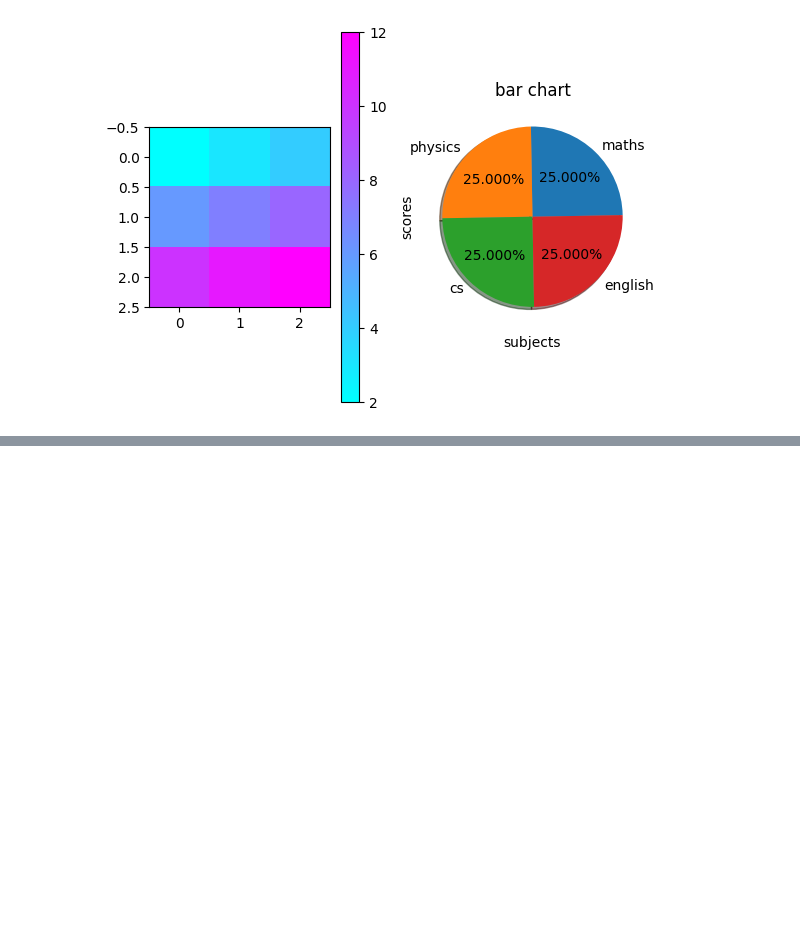
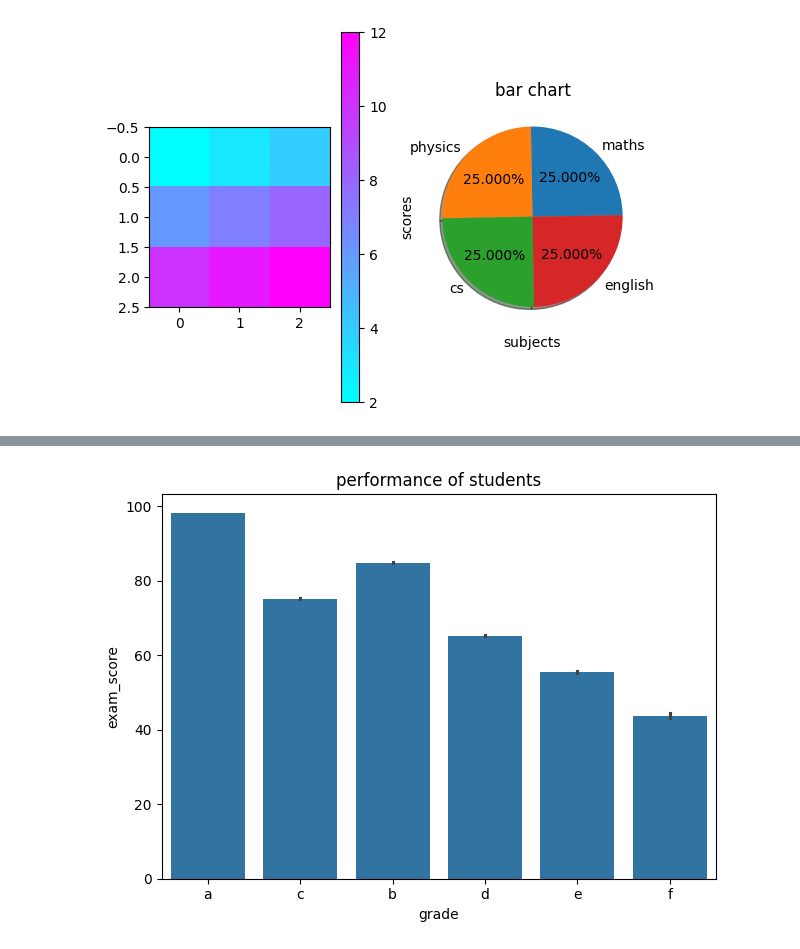
Before and after one commit to syedryaaan/data_science, a Jupyter notebook: pandas.ipynb, the cells around one changed output, grey strips where cells are left out. Cells and saved outputs as stored; diff of their text form; code cells hidden in the pictures; blank space fills up the shorter version.

```diff
--- a/pandas.ipynb
+++ b/pandas.ipynb
@@ -619,0 +636,17 @@ Text(0.5, 1.0, 'bar chart')
+# %%
+def grade(x):
+  if x>=90:
+   return 'a'
+  elif x>=80:
+   return 'b'
+  elif x>=70:
+   return'c'
+  elif x>=60:
+   return'd'
+  elif x>=50:
+   return'e'
+  else:
+   return'f'
+
+df['grade'] = df['exam_score'].apply(grade)
+df
@@ -619,0 +667,10 @@ Text(0.5, 1.0, 'bar chart')
+# %%
+sns.barplot(data=df,x='grade',y='exam_score',estimator='mean')
+plt.title('performance of students')
+plt.xlabel('grade')
+plt.ylabel('exam_score')
+
+plt.tight_layout()
+plt.show()
+# %% [output]
+[figure, added]
```
Also changed, not shown: parts of 8 cells of this notebook.
